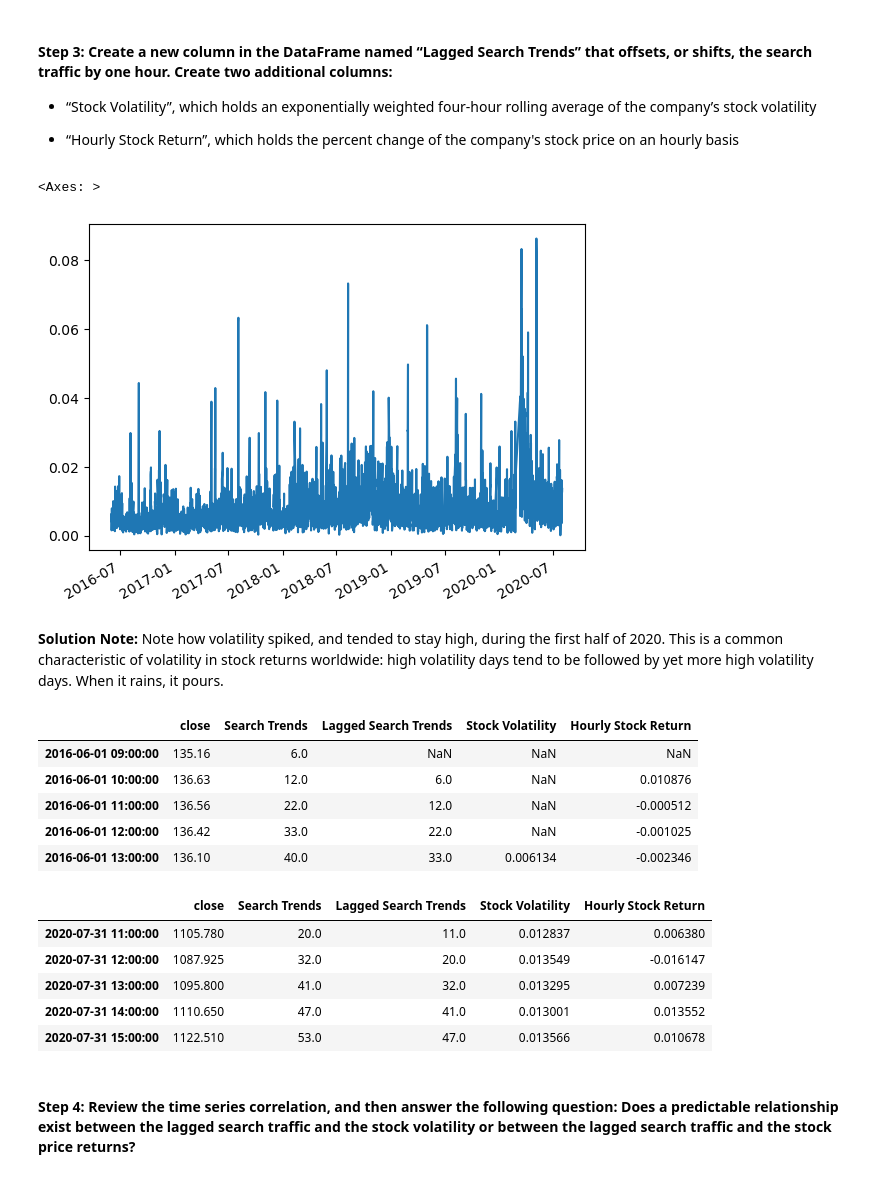
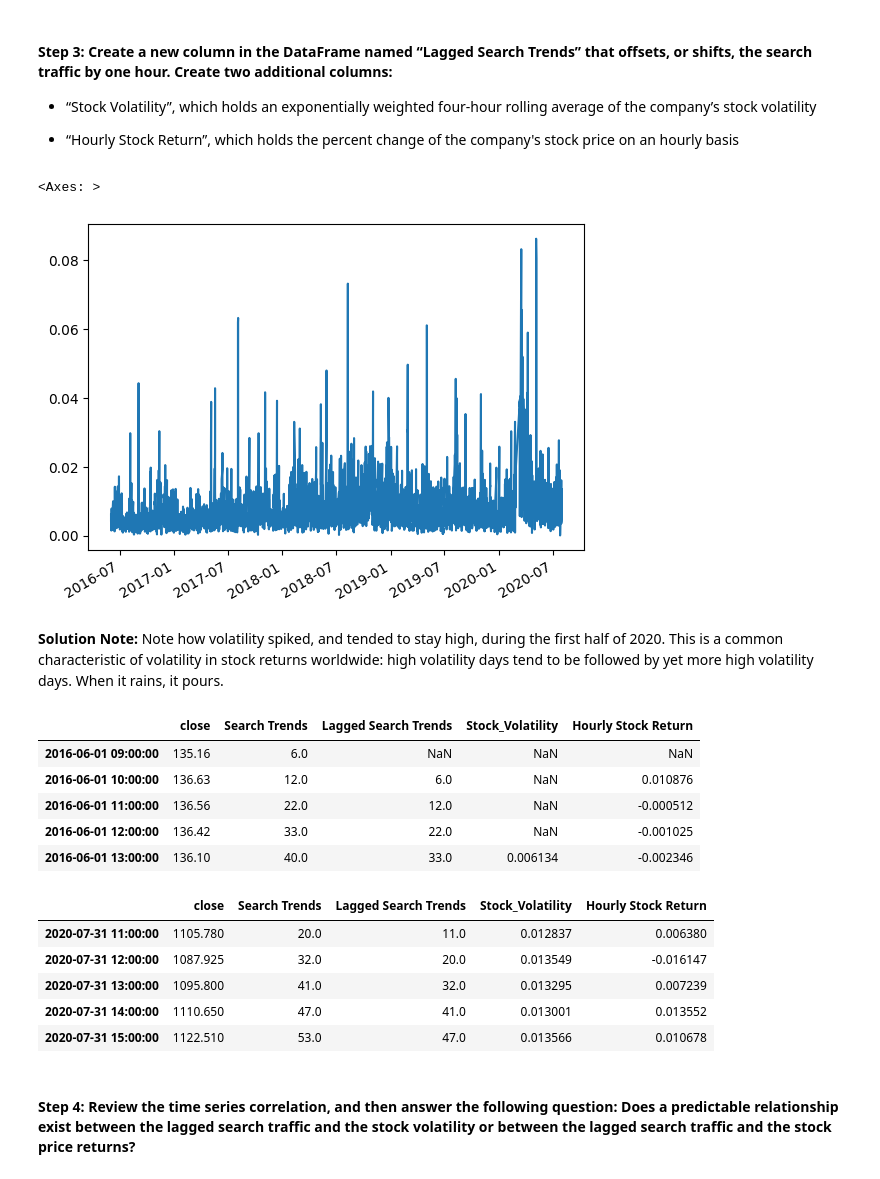
Before and after one commit to tawlee/prophet-challenge, a Jupyter notebook: forecasting_net_prophet.ipynb, the cells around one changed output. Saved outputs shown, nothing was run; the diff lists cells and outputs as text; code cells hidden in the pictures.

```diff
--- a/forecasting_net_prophet.ipynb
+++ b/forecasting_net_prophet.ipynb
@@ -221,9 +255,11 @@ display(df_mercado_stock.tail())
 # %%
 # Concatenate the df_mercado_stock DataFrame with the df_mercado_trends DataFrame
 # Concatenate the DataFrame by columns (axis=1), and drop and rows with only one column of data
-
+df_combined = pd.concat([df_mercado_stock, df_mercado_trends], axis=1).dropna(how='any')
 
 # View the first and last five rows of the DataFrame
+display(df_combined.head())
+display(df_combined.tail())
 # %% [output]
 |  | close | Search Trends |
 | 2016-06-01 09:00:00 | 135.16 | 6.0 |
@@ -281,14 +321,18 @@ There's one important thing to note: if you zoom in both graphs to the spike aro
 # %%
 # Create a new column in the mercado_stock_trends_df DataFrame called Lagged Search Trends
 # This column should shift the Search Trends information by one hour
+df_combined['Lagged Search Trends'] = df_combined['Search Trends'].shift(1)
+# print(df_mercado_trends)
 # %%
 # Create a new column in the mercado_stock_trends_df DataFrame called Stock Volatility
 # This column should calculate the standard deviation of the closing stock price return data over a 4 period rolling window
+df_combined['Stock_Volatility'] = df_combined['close'].pct_change().rolling(window=4).std()
 # %%
 # Visualize the stock volatility
+df_combined['Stock_Volatility'].plot()
 # %% [output]
 <Axes: >
-[figure, old version]
+[figure, new version]
 # %% [markdown]
 **Solution Note:** Note how volatility spiked, and tended to stay high, during the first half of 2020. This is a common characteristic of volatility in stock returns worldwide: high volatility days tend to be followed by yet more high volatility days. When it rains, it pours.
 # %%
@@ -297,13 +342,15 @@ There's one important thing to note: if you zoom in both graphs to the spike aro
 # %%
 # View the first and last five rows of the mercado_stock_trends_df DataFrame
+display(df_combined.head())
+display(df_combined.tail())
 # %% [output]
-|  | close | Search Trends | Lagged Search Trends | Stock Volatility | Hourly Stock Return |
+|  | close | Search Trends | Lagged Search Trends | Stock_Volatility | Hourly Stock Return |
 | 2016-06-01 09:00:00 | 135.16 | 6.0 | NaN | NaN | NaN |
 | 2016-06-01 10:00:00 | 136.63 | 12.0 | 6.0 | NaN | 0.010876 |
 | 2016-06-01 11:00:00 | 136.56 | 22.0 | 12.0 | NaN | -0.000512 |
 | 2016-06-01 12:00:00 | 136.42 | 33.0 | 22.0 | NaN | -0.001025 |
 | 2016-06-01 13:00:00 | 136.10 | 40.0 | 33.0 | 0.006134 | -0.002346 |
-|  | close | Search Trends | Lagged Search Trends | Stock Volatility | Hourly Stock Return |
+|  | close | Search Trends | Lagged Search Trends | Stock_Volatility | Hourly Stock Return |
 | 2020-07-31 11:00:00 | 1105.780 | 20.0 | 11.0 | 0.012837 | 0.006380 |
 | 2020-07-31 12:00:00 | 1087.925 | 32.0 | 20.0 | 0.013549 | -0.016147 |
 | 2020-07-31 13:00:00 | 1095.800 | 41.0 | 32.0 | 0.013295 | 0.007239 |
```
Also changed, not shown: parts of 24 cells of this notebook, 1 other file.
